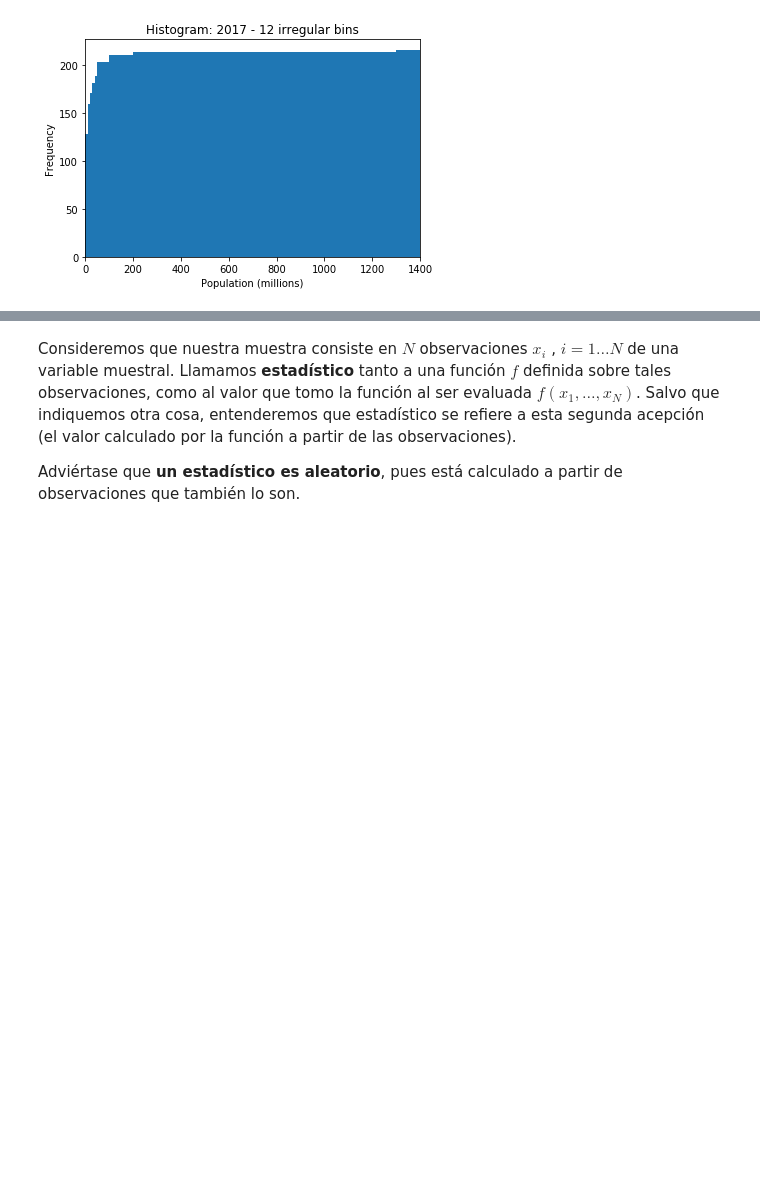
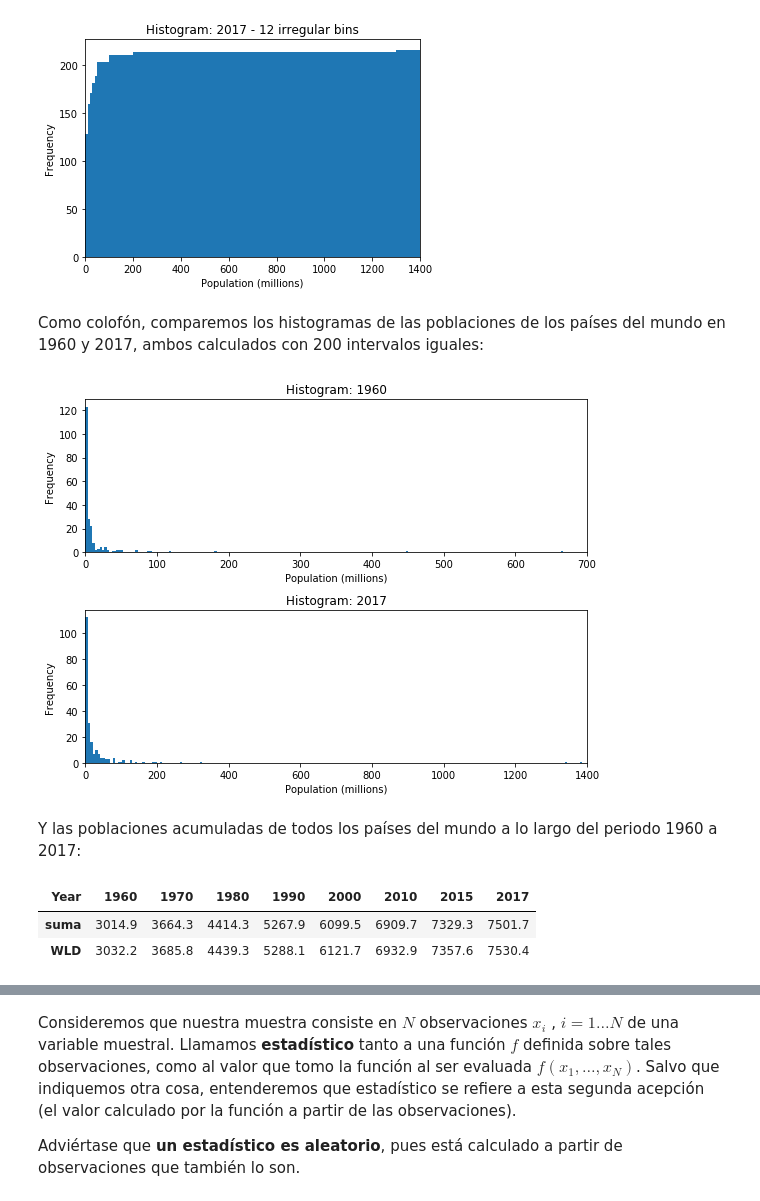
Before and after one commit to jruizalz/EPE-ULPGC, a Jupyter notebook: Bloque_1/1.AnalisisExploratorioDatos.ipynb, the cells around one changed output, grey strips where cells are left out. Drawn from its saved outputs; the diff is of its cells as text; code cells hidden in the pictures; blank space fills up the shorter version.

```diff
--- a/Bloque_1/1.AnalisisExploratorioDatos.ipynb
+++ b/Bloque_1/1.AnalisisExploratorioDatos.ipynb
@@ -517,3 +517,26 @@ popul_countries['2017'].plot.hist(bins=bins_array, cumulative=True)
 plt.xlabel('Population (millions)'), plt.xlim(0,1400), plt.title('Histogram: 2017 - 12 irregular bins');
 # %% [output]
 [figure]
+# %% [markdown]
+Como colofón, comparemos los histogramas de las poblaciones de los países del mundo en 1960 y 2017, ambos calculados con 200 intervalos iguales:
+# %%
+# Histogram plot
+plt.figure(figsize=(8,6))
+plt.subplot(211), popul_countries['1960'].plot.hist(bins=200)
+plt.xlabel('Population (millions)'), plt.xlim(0,700), plt.title('Histogram: 1960')
+plt.subplot(212), popul_countries['2017'].plot.hist(bins=200)
+plt.xlabel('Population (millions)'), plt.xlim(0,1400), plt.title('Histogram: 2017')
+plt.tight_layout();
+# %% [output]
+[figure, added]
+# %% [markdown]
+Y las poblaciones acumuladas de todos los países del mundo a lo largo del periodo 1960 a 2017:
+# %%
+# Comparación de la suma de poblaciones de países y la población mundial (WLD)
+# Hay una pequeña discrepancia entre ambas, por causas metodológicas
+pd.DataFrame({'suma':popul_countries.sum(),
+              'WLD':popul_regions.loc['WLD']}).T[selected_years_idx]
+# %% [output]
+| Year | 1960 | 1970 | 1980 | 1990 | 2000 | 2010 | 2015 | 2017 |
+| suma | 3014.9 | 3664.3 | 4414.3 | 5267.9 | 6099.5 | 6909.7 | 7329.3 | 7501.7 |
+| WLD | 3032.2 | 3685.8 | 4439.3 | 5288.1 | 6121.7 | 6932.9 | 7357.6 | 7530.4 |
```
Also changed, not shown: parts of 31 cells of this notebook, 1 other file.
